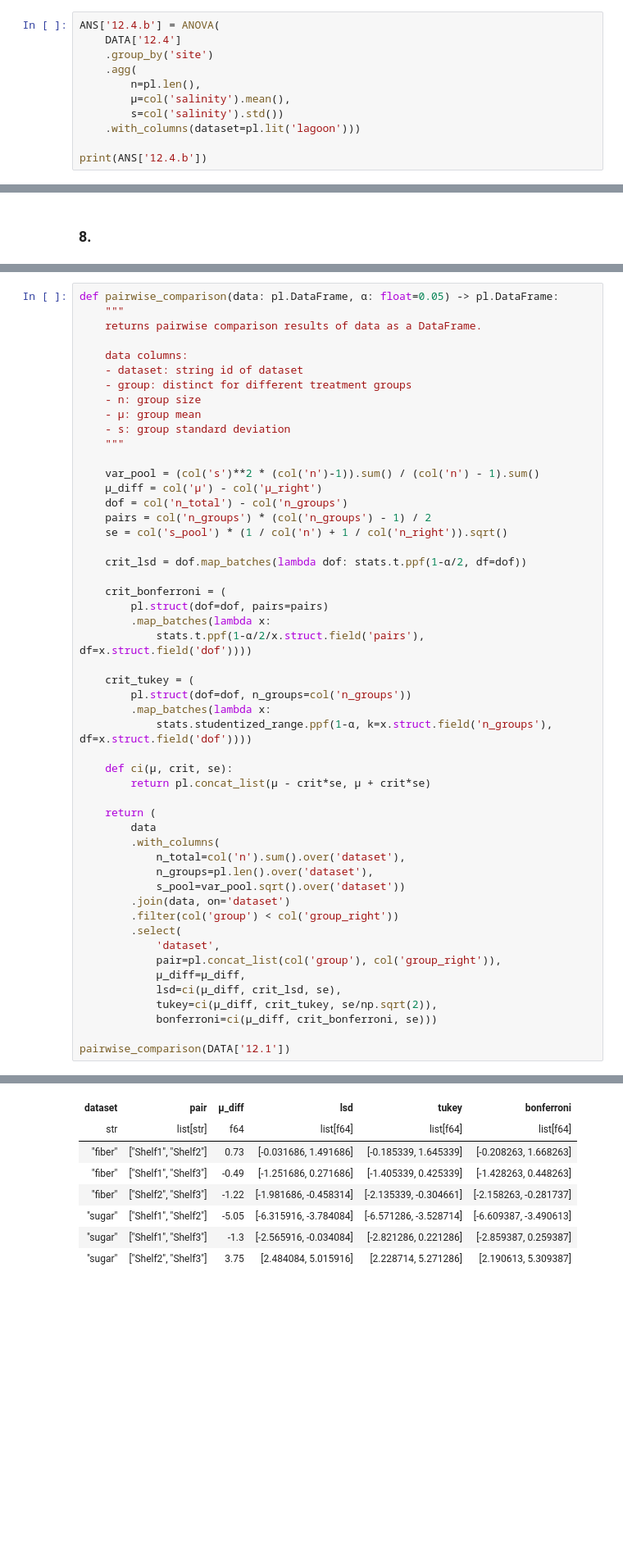
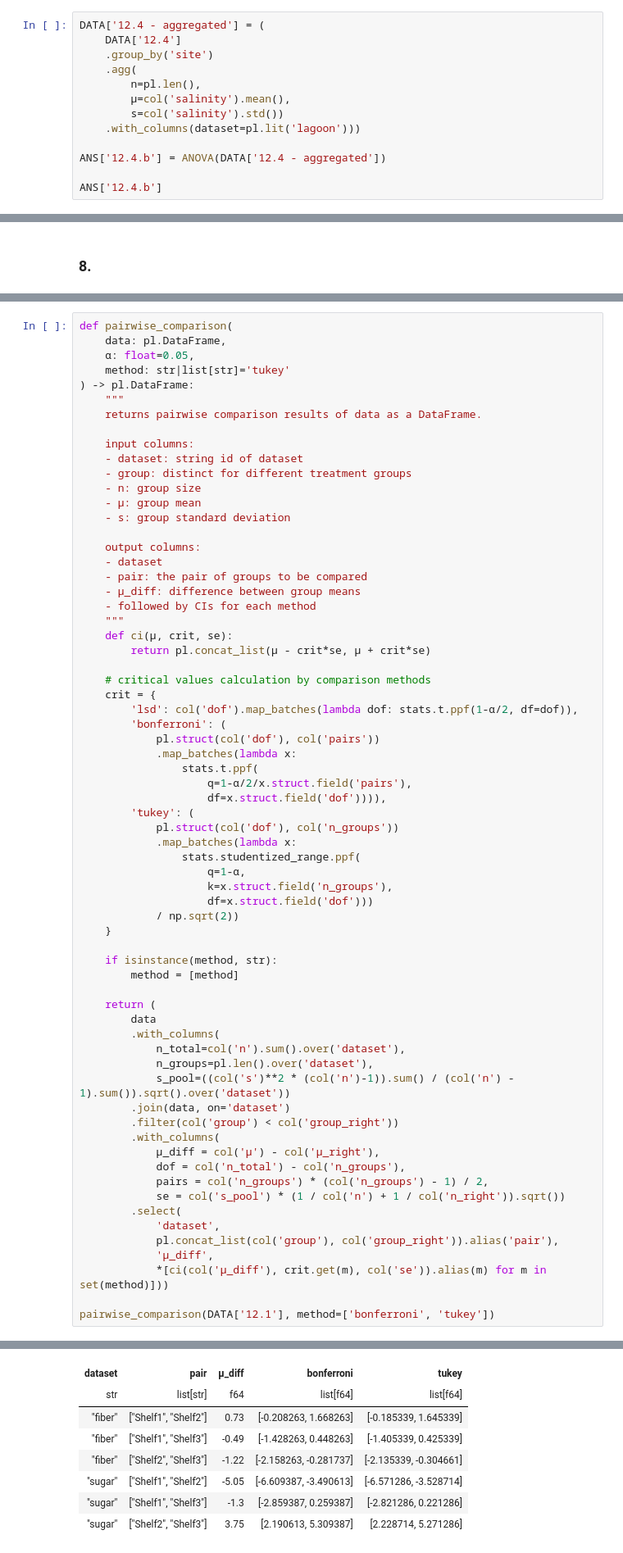
Before and after one commit to asterix314/SDAEI-Tamhane, a Jupyter notebook: ch12/Ch12.ipynb, the cells around one changed output, grey strips where cells are left out. Shown at 82% size. Saved outputs shown, nothing was run; the diff lists cells and outputs as text; blank space fills up the shorter version.

```diff
--- a/ch12/Ch12.ipynb
+++ b/ch12/Ch12.ipynb
@@ -473,7 +473,7 @@ Obviously, site II > site III > site I in terms of salinity.
 # %% [markdown]
 #### (b)
 # %%
-ANS['12.4.b'] = ANOVA(
+DATA['12.4 - aggregated'] = (
     DATA['12.4']
     .group_by('site')
     .agg(
@@ -482,6 +482,8 @@ ANS['12.4.b'] = ANOVA(
         s=col('salinity').std())
     .with_columns(dataset=pl.lit('lagoon')))
 
-print(ANS['12.4.b'])
+ANS['12.4.b'] = ANOVA(DATA['12.4 - aggregated'])
+
+ANS['12.4.b']
 # %% [output]
 shape: (3, 6)
@@ -863,52 +857,68 @@ shape: (6, 5)
 # %%
-def pairwise_comparison(data: pl.DataFrame, α: float=0.05) -> pl.DataFrame:
+def pairwise_comparison(
+    data: pl.DataFrame,
+    α: float=0.05,
+    method: str|list[str]='tukey'
+) -> pl.DataFrame:
     """
     returns pairwise comparison results of data as a DataFrame.
 
-    data columns:
+    input columns:
     - dataset: string id of dataset
     - group: distinct for different treatment groups
     - n: group size
     - μ: group mean
     - s: group standard deviation
+
+    output columns:
+    - dataset
+    - pair: the pair of groups to be compared
+    - μ_diff: difference between group means
+    - followed by CIs for each method
     """
-
-    var_pool = (col('s')**2 * (col('n')-1)).sum() / (col('n') - 1).sum()
-    μ_diff = col('μ') - col('μ_right')
-    dof = col('n_total') - col('n_groups')
-    pairs = col('n_groups') * (col('n_groups') - 1) / 2
-    se = col('s_pool') * (1 / col('n') + 1 / col('n_right')).sqrt()
-
-    crit_lsd = dof.map_batches(lambda dof: stats.t.ppf(1-α/2, df=dof))
-
-    crit_bonferroni = (
-        pl.struct(dof=dof, pairs=pairs)
-        .map_batches(lambda x:
-            stats.t.ppf(1-α/2/x.struct.field('pairs'), df=x.struct.field('dof'))))
-
-    crit_tukey = (
-        pl.struct(dof=dof, n_groups=col('n_groups'))
-        .map_batches(lambda x:
-            stats.studentized_range.ppf(1-α, k=x.struct.field('n_groups'), df=x.struct.field('dof'))))
-
     def ci(μ, crit, se):
         return pl.concat_list(μ - crit*se, μ + crit*se)
+
+    # critical values calculation by comparison methods
+    crit = {
+        'lsd': col('dof').map_batches(lambda dof: stats.t.ppf(1-α/2, df=dof)),
+        'bonferroni': (
+            pl.struct(col('dof'), col('pairs'))
+            .map_batches(lambda x:
+                stats.t.ppf(
+                    q=1-α/2/x.struct.field('pairs'),
+                    df=x.struct.field('dof')))),
+        'tukey': (
+            pl.struct(col('dof'), col('n_groups'))
+            .map_batches(lambda x:
+                stats.studentized_range.ppf(
+                    q=1-α,
+                    k=x.struct.field('n_groups'),
+                    df=x.struct.field('dof')))
+            / np.sqrt(2))
+    }
+
+    if isinstance(method, str):
+        method = [method]
 
     return (
         data
         .with_columns(
             n_total=col('n').sum().over('dataset'),
             n_groups=pl.len().over('dataset'),
-            s_pool=var_pool.sqrt().over('dataset'))
+            s_pool=((col('s')**2 * (col('n')-1)).sum() / (col('n') - 1).sum()).sqrt().over('dataset'))
         .join(data, on='dataset')
         .filter(col('group') < col('group_right'))
+        .with_columns(
+            μ_diff = col('μ') - col('μ_right'),
+            dof = col('n_total') - col('n_groups'),
+            pairs = col('n_groups') * (col('n_groups') - 1) / 2,
+            se = col('s_pool') * (1 / col('n') + 1 / col('n_right')).sqrt())
         .select(
             'dataset',
-            pair=pl.concat_list(col('group'), col('group_right')),
-            μ_diff=μ_diff,
-            lsd=ci(μ_diff, crit_lsd, se),
-            tukey=ci(μ_diff, crit_tukey, se/np.sqrt(2)),
-            bonferroni=ci(μ_diff, crit_bonferroni, se)))
+            pl.concat_list(col('group'), col('group_right')).alias('pair'),
+            'μ_diff',
+            *[ci(col('μ_diff'), crit.get(m), col('se')).alias(m) for m in set(method)]))
 
-pairwise_comparison(DATA['12.1'])
+pairwise_comparison(DATA['12.1'], method=['bonferroni', 'tukey'])
 # %% [output]
@@ -916,11 +926,11 @@ shape: (6, 6)
-| dataset | pair | μ_diff | lsd | tukey | bonferroni |
-| str | list[str] | f64 | list[f64] | list[f64] | list[f64] |
-| "fiber" | ["Shelf1", "Shelf2"] | 0.73 | [-0.031686, 1.491686] | [-0.185339, 1.645339] | [-0.208263, 1.668263] |
-| "fiber" | ["Shelf1", "Shelf3"] | -0.49 | [-1.251686, 0.271686] | [-1.405339, 0.425339] | [-1.428263, 0.448263] |
-| "fiber" | ["Shelf2", "Shelf3"] | -1.22 | [-1.981686, -0.458314] | [-2.135339, -0.304661] | [-2.158263, -0.281737] |
-| "sugar" | ["Shelf1", "Shelf2"] | -5.05 | [-6.315916, -3.784084] | [-6.571286, -3.528714] | [-6.609387, -3.490613] |
-| "sugar" | ["Shelf1", "Shelf3"] | -1.3 | [-2.565916, -0.034084] | [-2.821286, 0.221286] | [-2.859387, 0.259387] |
-| "sugar" | ["Shelf2", "Shelf3"] | 3.75 | [2.484084, 5.015916] | [2.228714, 5.271286] | [2.190613, 5.309387] |
+| dataset | pair | μ_diff | bonferroni | tukey |
+| str | list[str] | f64 | list[f64] | list[f64] |
+| "fiber" | ["Shelf1", "Shelf2"] | 0.73 | [-0.208263, 1.668263] | [-0.185339, 1.645339] |
+| "fiber" | ["Shelf1", "Shelf3"] | -0.49 | [-1.428263, 0.448263] | [-1.405339, 0.425339] |
+| "fiber" | ["Shelf2", "Shelf3"] | -1.22 | [-2.158263, -0.281737] | [-2.135339, -0.304661] |
+| "sugar" | ["Shelf1", "Shelf2"] | -5.05 | [-6.609387, -3.490613] | [-6.571286, -3.528714] |
+| "sugar" | ["Shelf1", "Shelf3"] | -1.3 | [-2.859387, 0.259387] | [-2.821286, 0.221286] |
+| "sugar" | ["Shelf2", "Shelf3"] | 3.75 | [2.190613, 5.309387] | [2.228714, 5.271286] |
 # %% [markdown]
 A comparison is significant if the CI does not include 0.
 - For fiber content:
```
Also changed, not shown: parts of 9 cells of this notebook.
